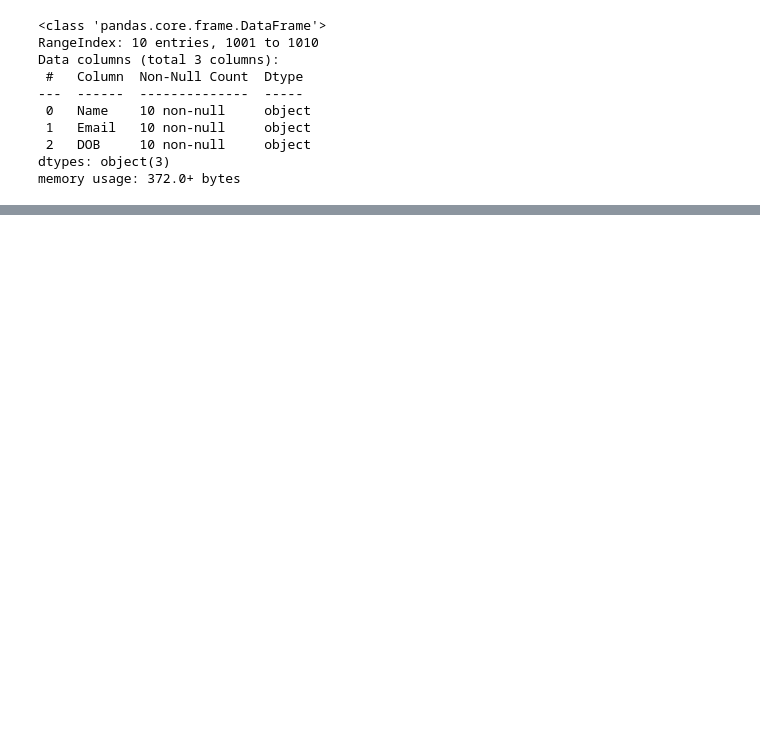
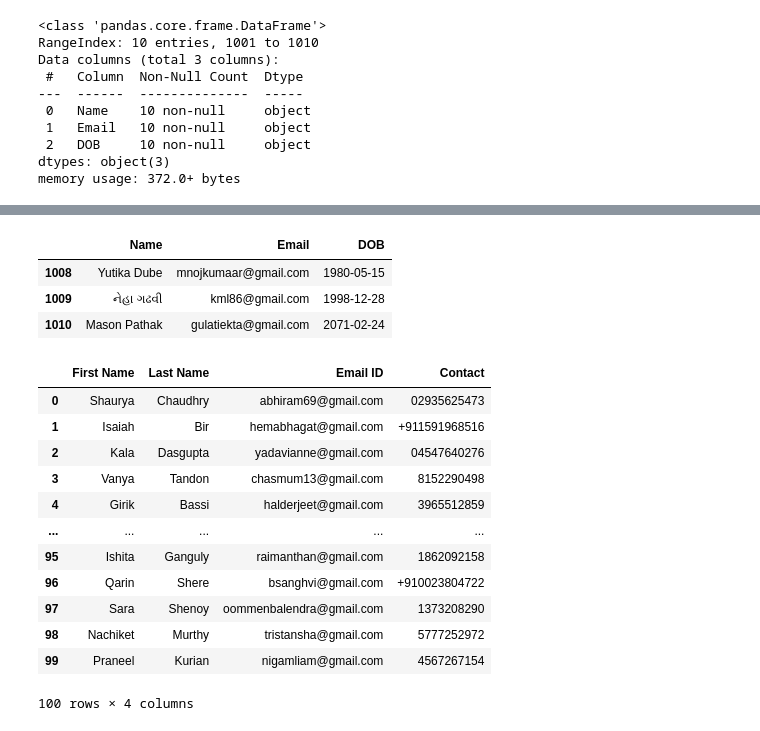
Before and after one commit to RDC28/da-ds-notes, a Jupyter notebook: Pandas/pandao.ipynb, the cells around one changed output, grey strips where cells are left out. Drawn from its saved outputs; the diff is of its cells as text; code cells hidden in the pictures; blank space fills up the shorter version.

```diff
--- a/Pandas/pandao.ipynb
+++ b/Pandas/pandao.ipynb
@@ -353,3 +395,62 @@ df
+# %%
+# Display the last 3 rows of the DataFrame
+df.tail(3)
+# %% [output]
+|  | Name | Email | DOB |
+| 1008 | Yutika Dube | mnojkumaar@gmail.com | 1980-05-15 |
+| 1009 | નેહા ગઢવી | kml86@gmail.com | 1998-12-28 |
+| 1010 | Mason Pathak | gulatiekta@gmail.com | 2071-02-24 |
+# %%
+import pandas as pd  # Import pandas for data manipulation
+import faker as fk   # Import Faker library for generating fake data
+
+# Initialize Faker with English (India) locale
+fake = fk.Faker(['En_In'])
+
+# Generate 100 fake first names
+f_name_list = [fake.first_name() for i in range(100)]
+
+# Generate 100 fake last names
+l_name_list = [fake.last_name() for i in range(100)]
+
+# Generate 100 fake email addresses with gmail.com domain
+email_list = [fake.email(domain="gmail.com") for i in range(100)]
+
+# Generate 100 fake phone numbers
+contact_list = [fake.phone_number() for i in range(100)]
+
+# Convert each list into a pandas Series
+s_fname = pd.Series(data=f_name_list)
+s_lname = pd.Series(data=l_name_list)
+s_email = pd.Series(data=email_list)
+s_contact = pd.Series(data=contact_list)
+
+# Create a DataFrame by combining the Series as columns
+df = pd.DataFrame(
+    {
+        'First Name': s_fname,
+        'Last Name': s_lname,
+        'Email ID': s_email,
+        'Contact': s_contact
+    }
+)
+
+# Display the resulting DataFrame
+df
+# %% [output]
+|  | First Name | Last Name | Email ID | Contact |
+| 0 | Shaurya | Chaudhry | abhiram69@gmail.com | 02935625473 |
+| 1 | Isaiah | Bir | hemabhagat@gmail.com | +911591968516 |
+| 2 | Kala | Dasgupta | yadavianne@gmail.com | 04547640276 |
+| 3 | Vanya | Tandon | chasmum13@gmail.com | 8152290498 |
+| 4 | Girik | Bassi | halderjeet@gmail.com | 3965512859 |
+| ... | ... | ... | ... | ... |
+| 95 | Ishita | Ganguly | raimanthan@gmail.com | 1862092158 |
+| 96 | Qarin | Shere | bsanghvi@gmail.com | +910023804722 |
+| 97 | Sara | Shenoy | oommenbalendra@gmail.com | 1373208290 |
+| 98 | Nachiket | Murthy | tristansha@gmail.com | 5777252972 |
+| 99 | Praneel | Kurian | nigamliam@gmail.com | 4567267154 |
+100 rows × 4 columns
 # %%
 df.head(10)
 # %% [output]
```
Also changed, not shown: parts of 50 cells of this notebook, 1 other file.
